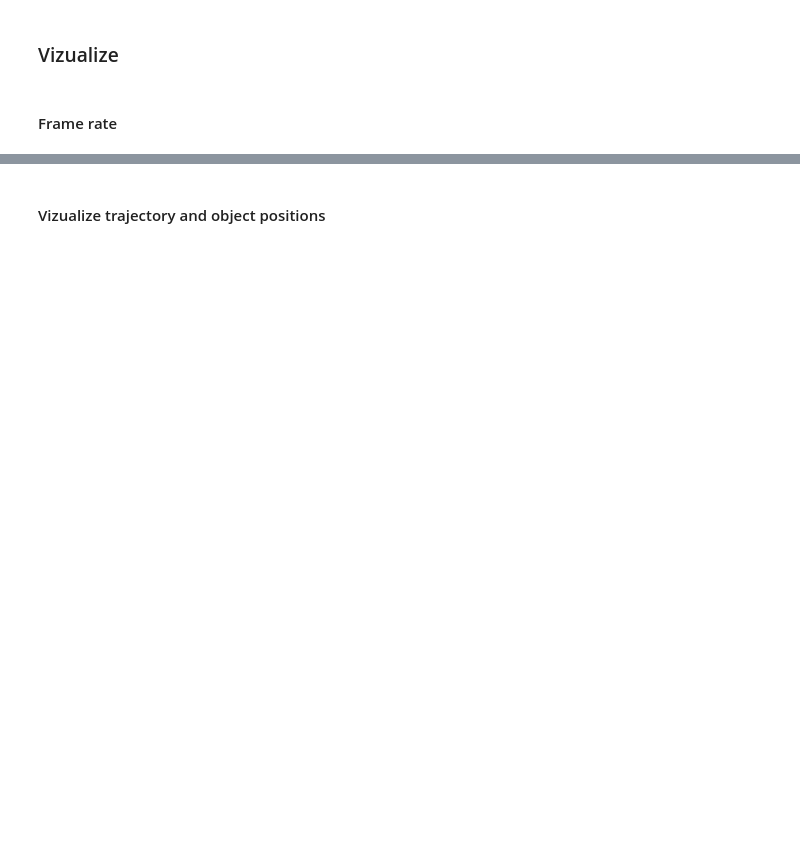
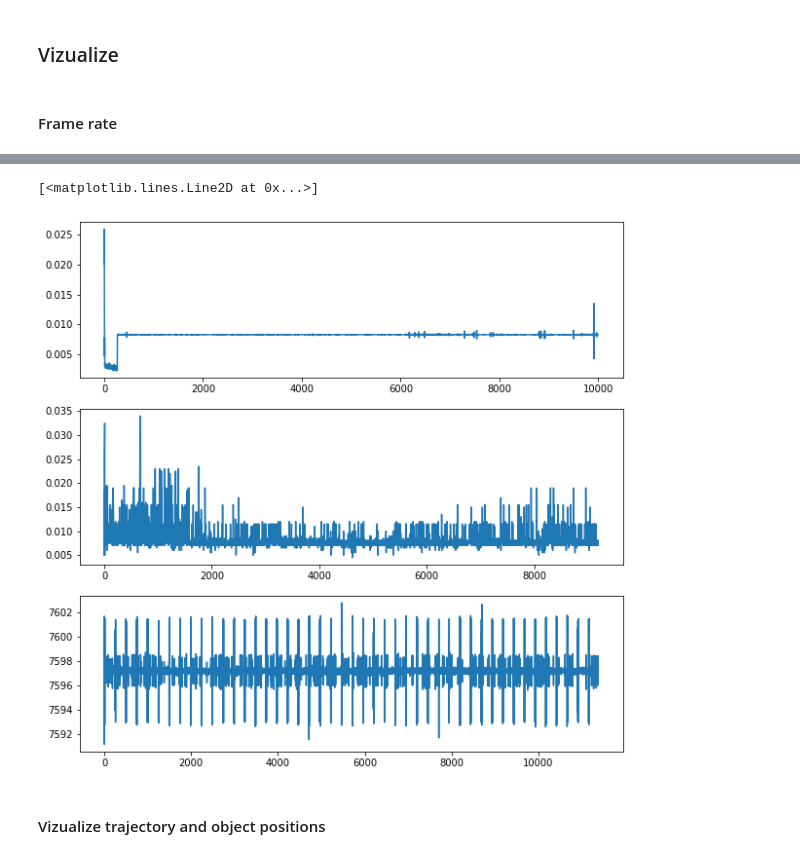
Before and after one commit to hjmh/unityvr, a Jupyter notebook: unityvr/scripts/parseUnityLog.ipynb, the cells around one changed output, grey strips where cells are left out. Saved outputs shown, nothing was run; the diff lists cells and outputs as text; code cells hidden in the pictures; blank space fills up the shorter version.

```diff
--- a/unityvr/scripts/parseUnityLog.ipynb
+++ b/unityvr/scripts/parseUnityLog.ipynb
@@ -130,9 +270,14 @@ frameftDf.head()
 # %%
 fig, axs = plt.subplots(3,1, figsize=(10,10))
 
 axs[0].plot(uvrTest.posDf.frame, np.gradient(uvrTest.posDf.time))
 axs[1].plot(uvrTest.ftDf.frame, np.gradient(uvrTest.ftDf.ficTracTReadMs/1000.))
-axs[2].plot(uvrTest.downsampleftDf().frame, uvrTest.downsampleftDf().ficTracTReadMs/1000.)
+
+ftdt = ftdat[23].values/1000.
+axs[2].plot(ftdat[0].values[1:-1], ftdt[1:-1])
+# %% [output]
+[<matplotlib.lines.Line2D at 0x...>]
+[figure, added]
 # %% [markdown]
 #### Vizualize trajectory and object positions
 # %%
```
Also changed, not shown: parts of 24 cells of this notebook.
